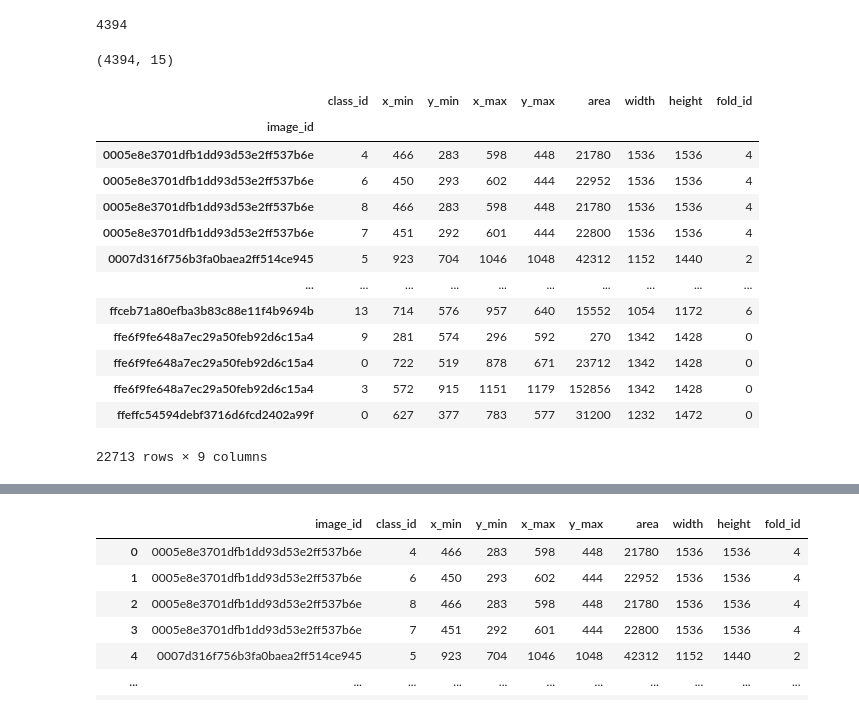
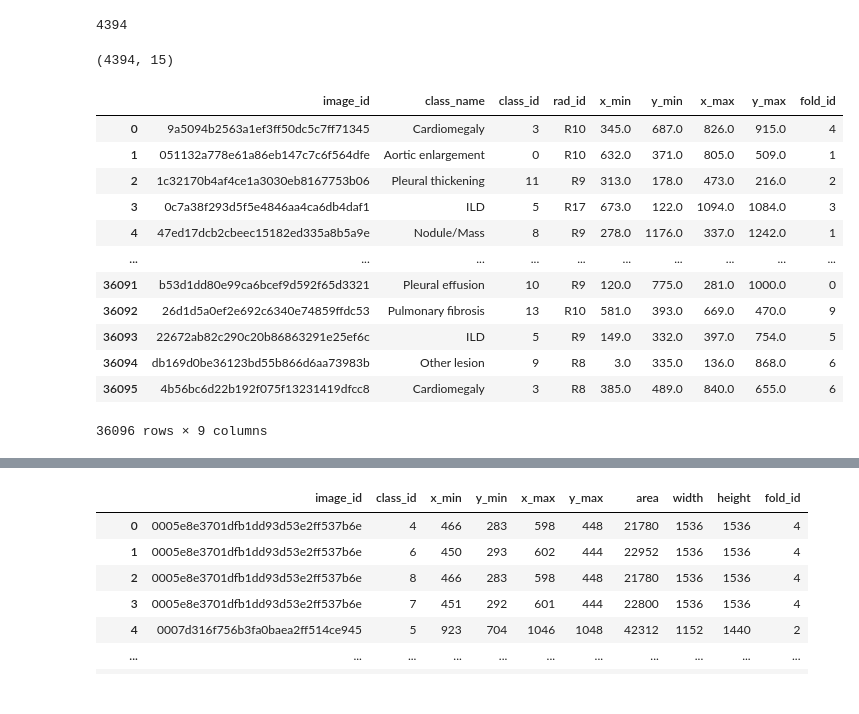
Before and after one commit to skull8888888/xray, a Jupyter notebook: vinbigdata-fasterrcnn-beginner-v1.ipynb, the cells around one changed output, grey strips where cells are left out. Drawn from its saved outputs; the diff is of its cells as text; code cells hidden in the pictures.

```diff
--- a/vinbigdata-fasterrcnn-beginner-v1.ipynb
+++ b/vinbigdata-fasterrcnn-beginner-v1.ipynb
@@ -124,44 +124,46 @@ df['fold_id'] = -1
 # %% [output]
 4394
 # %%
-df = pd.read_csv('dedub_abnormal.csv')
+df = pd.read_csv('train_downsampled.csv')
+df = df[df.class_id != 14]
 df = df.set_index('image_id')
-df['fold_id'] = -1
+df['fold_id'] = int(-1)
 # %%
 X = df.groupby(['image_id']).agg(lambda x: list(x)).reset_index()
 X_numpy = X.image_id.to_numpy()
 
 def convert_to_hot(x):
 
     y = torch.zeros(15)
     y[torch.LongTensor([x]) - 1] = 1
     return y.numpy().astype('int')
 
 Y = X.class_id.apply(convert_to_hot).to_numpy()
 Y = np.array(Y.tolist())
 print(Y.shape)
 
 mskf = MultilabelStratifiedKFold(n_splits=10)
 for fold, (train_index, val_index) in enumerate(mskf.split(X_numpy, Y)):
 
     ids = X_numpy[val_index]
 
-    df.loc[ids, 'fold_id'] = fold
+    df.loc[ids, 'fold_id'] = int(fold)
+
+df = df.reset_index()
 df
 # %% [output]
 (4394, 15)
-|  | class_id | x_min | y_min | x_max | y_max | area | width | height | fold_id |
-| image_id |  |  |  |  |  |  |  |  |  |
-| 0005e8e3701dfb1dd93d53e2ff537b6e | 4 | 466 | 283 | 598 | 448 | 21780 | 1536 | 1536 | 4 |
-| 0005e8e3701dfb1dd93d53e2ff537b6e | 6 | 450 | 293 | 602 | 444 | 22952 | 1536 | 1536 | 4 |
-| 0005e8e3701dfb1dd93d53e2ff537b6e | 8 | 466 | 283 | 598 | 448 | 21780 | 1536 | 1536 | 4 |
-| 0005e8e3701dfb1dd93d53e2ff537b6e | 7 | 451 | 292 | 601 | 444 | 22800 | 1536 | 1536 | 4 |
-| 0007d316f756b3fa0baea2ff514ce945 | 5 | 923 | 704 | 1046 | 1048 | 42312 | 1152 | 1440 | 2 |
+|  | image_id | class_name | class_id | rad_id | x_min | y_min | x_max | y_max | fold_id |
+| 0 | 9a5094b2563a1ef3ff50dc5c7ff71345 | Cardiomegaly | 3 | R10 | 345.0 | 687.0 | 826.0 | 915.0 | 4 |
+| 1 | 051132a778e61a86eb147c7c6f564dfe | Aortic enlargement | 0 | R10 | 632.0 | 371.0 | 805.0 | 509.0 | 1 |
+| 2 | 1c32170b4af4ce1a3030eb8167753b06 | Pleural thickening | 11 | R9 | 313.0 | 178.0 | 473.0 | 216.0 | 2 |
+| 3 | 0c7a38f293d5f5e4846aa4ca6db4daf1 | ILD | 5 | R17 | 673.0 | 122.0 | 1094.0 | 1084.0 | 3 |
+| 4 | 47ed17dcb2cbeec15182ed335a8b5a9e | Nodule/Mass | 8 | R9 | 278.0 | 1176.0 | 337.0 | 1242.0 | 1 |
 | ... | ... | ... | ... | ... | ... | ... | ... | ... | ... |
-| ffceb71a80efba3b83c88e11f4b9694b | 13 | 714 | 576 | 957 | 640 | 15552 | 1054 | 1172 | 6 |
-| ffe6f9fe648a7ec29a50feb92d6c15a4 | 9 | 281 | 574 | 296 | 592 | 270 | 1342 | 1428 | 0 |
-| ffe6f9fe648a7ec29a50feb92d6c15a4 | 0 | 722 | 519 | 878 | 671 | 23712 | 1342 | 1428 | 0 |
-| ffe6f9fe648a7ec29a50feb92d6c15a4 | 3 | 572 | 915 | 1151 | 1179 | 152856 | 1342 | 1428 | 0 |
-| ffeffc54594debf3716d6fcd2402a99f | 0 | 627 | 377 | 783 | 577 | 31200 | 1232 | 1472 | 0 |
+| 36091 | b53d1dd80e99ca6bcef9d592f65d3321 | Pleural effusion | 10 | R9 | 120.0 | 775.0 | 281.0 | 1000.0 | 0 |
+| 36092 | 26d1d5a0ef2e692c6340e74859ffdc53 | Pulmonary fibrosis | 13 | R10 | 581.0 | 393.0 | 669.0 | 470.0 | 9 |
+| 36093 | 22672ab82c290c20b86863291e25ef6c | ILD | 5 | R9 | 149.0 | 332.0 | 397.0 | 754.0 | 5 |
+| 36094 | db169d0be36123bd55b866d6aa73983b | Other lesion | 9 | R8 | 3.0 | 335.0 | 136.0 | 868.0 | 6 |
+| 36095 | 4b56bc6d22b192f075f13231419dfcc8 | Cardiomegaly | 3 | R8 | 385.0 | 489.0 | 840.0 | 655.0 | 6 |
-22713 rows × 9 columns
+36096 rows × 9 columns
 # %%
```
Also changed, not shown: parts of 4 cells of this notebook, 5 other files.
